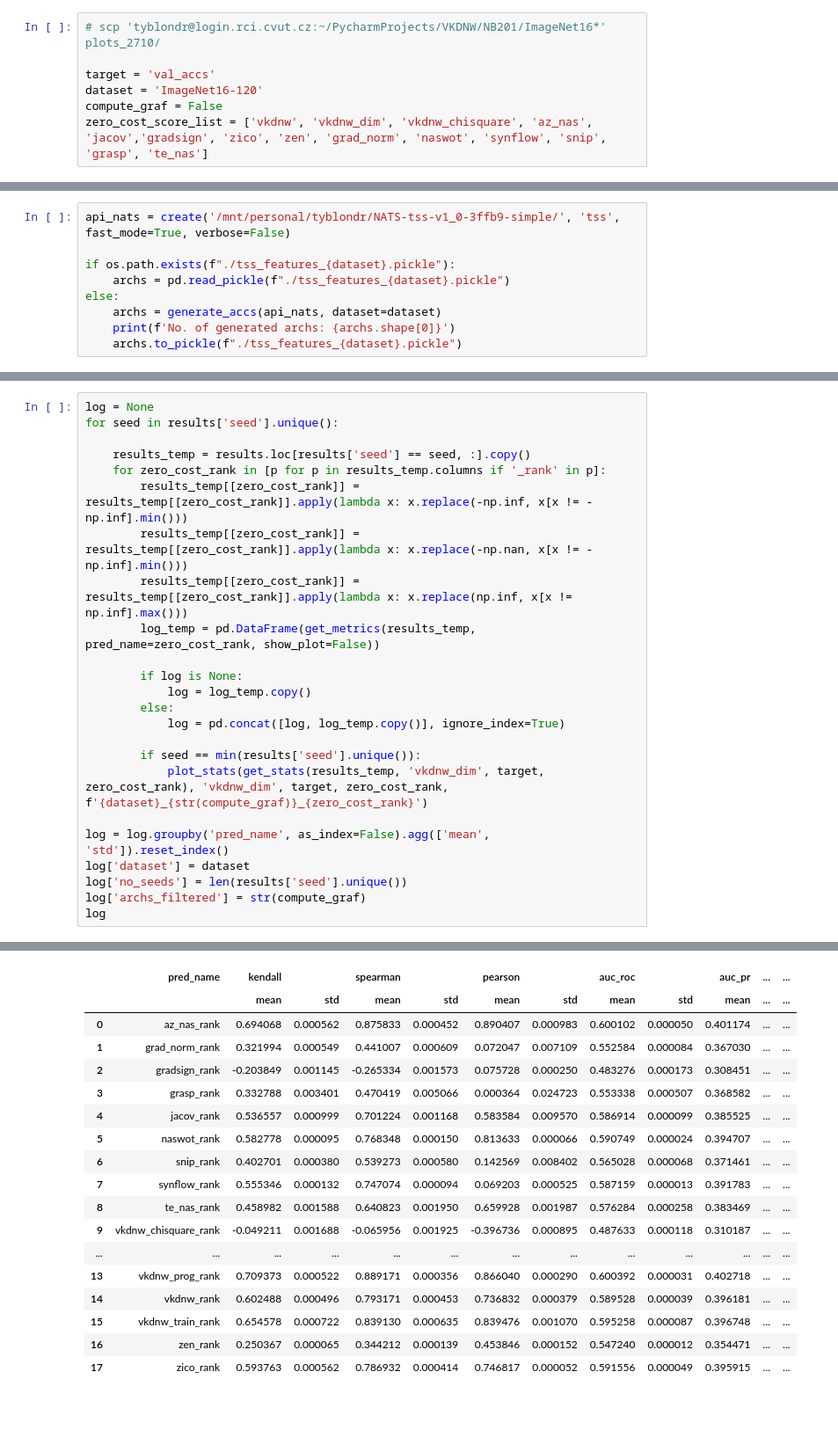
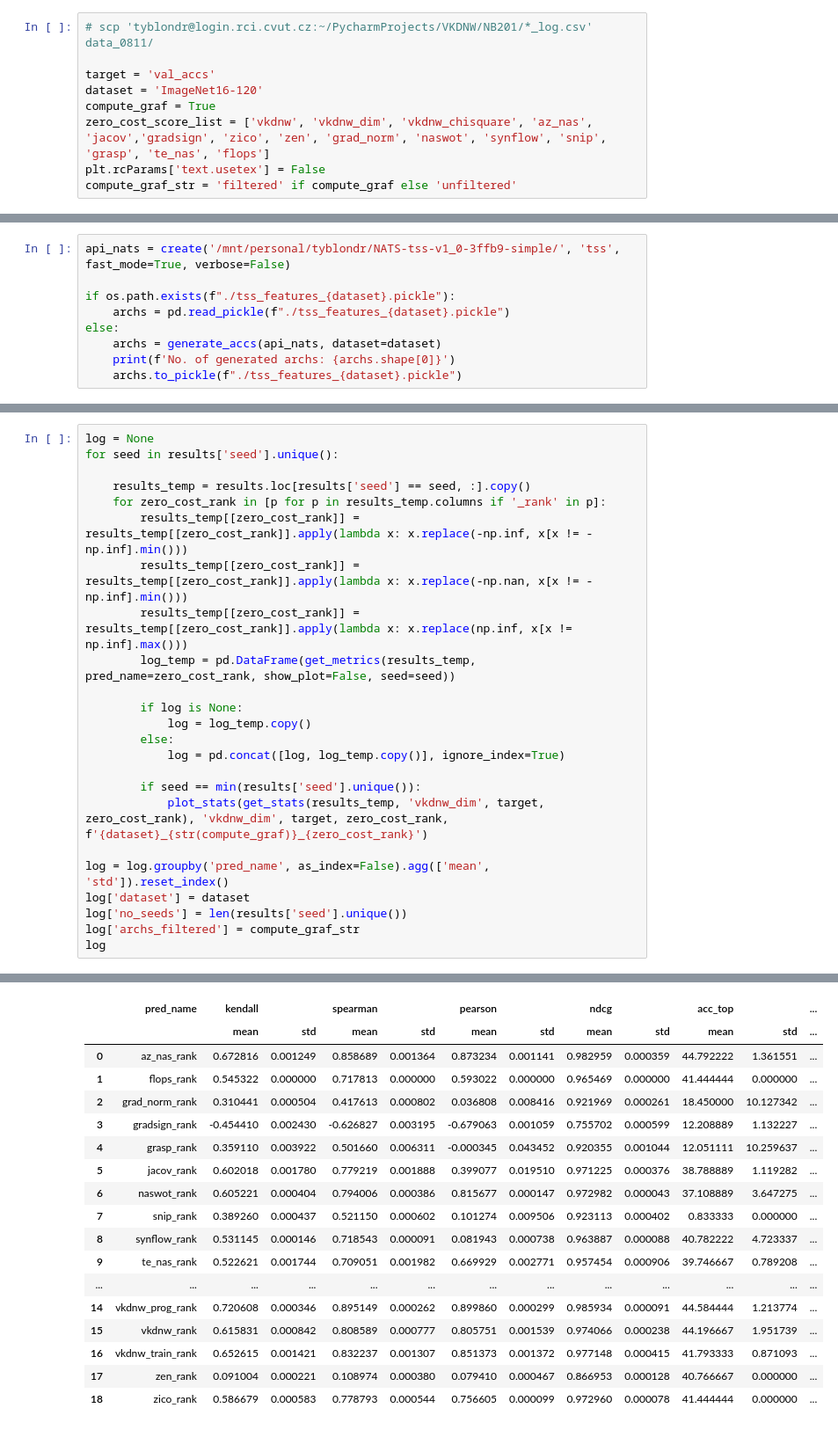
Before and after one commit to ondratybl/VKDNW, a Jupyter notebook: NB201/tss_analyze.ipynb, the cells around one changed output, grey strips where cells are left out. Shown at 88% size. Saved outputs shown, nothing was run; the diff lists cells and outputs as text.

Commit message:
params first

```diff
--- a/NB201/tss_analyze.ipynb
+++ b/NB201/tss_analyze.ipynb
@@ -39,12 +39,14 @@ from tss_utils import compute_vkdnw, plot_stats, get_stats, get_metrics, analyze
 # %% [markdown]
 # All
 # %%
-# scp 'tyblondr@login.rci.cvut.cz:~/PycharmProjects/VKDNW/NB201/ImageNet16*' plots_2710/
+# scp 'tyblondr@login.rci.cvut.cz:~/PycharmProjects/VKDNW/NB201/*_log.csv' data_0811/
 
 target = 'val_accs'
 dataset = 'ImageNet16-120'
-compute_graf = False
-zero_cost_score_list = ['vkdnw', 'vkdnw_dim', 'vkdnw_chisquare', 'az_nas', 'jacov','gradsign', 'zico', 'zen', 'grad_norm', 'naswot', 'synflow', 'snip', 'grasp', 'te_nas']
+compute_graf = True
+zero_cost_score_list = ['vkdnw', 'vkdnw_dim', 'vkdnw_chisquare', 'az_nas', 'jacov','gradsign', 'zico', 'zen', 'grad_norm', 'naswot', 'synflow', 'snip', 'grasp', 'te_nas', 'flops']
+plt.rcParams['text.usetex'] = False
+compute_graf_str = 'filtered' if compute_graf else 'unfiltered'
 # %%
 run_dict = {
     'cifar10': {
@@ -211,7 +228,7 @@ for seed in results['seed'].unique():
         results_temp[[zero_cost_rank]] = results_temp[[zero_cost_rank]].apply(lambda x: x.replace(-np.inf, x[x != -np.inf].min()))
         results_temp[[zero_cost_rank]] = results_temp[[zero_cost_rank]].apply(lambda x: x.replace(-np.nan, x[x != -np.inf].min()))
         results_temp[[zero_cost_rank]] = results_temp[[zero_cost_rank]].apply(lambda x: x.replace(np.inf, x[x != np.inf].max()))
-        log_temp = pd.DataFrame(get_metrics(results_temp, pred_name=zero_cost_rank, show_plot=False))
+        log_temp = pd.DataFrame(get_metrics(results_temp, pred_name=zero_cost_rank, show_plot=False, seed=seed))
 
         if log is None:
             log = log_temp.copy()
@@ -224,7 +241,7 @@ for seed in results['seed'].unique():
 log = log.groupby('pred_name', as_index=False).agg(['mean', 'std']).reset_index()
 log['dataset'] = dataset
 log['no_seeds'] = len(results['seed'].unique())
-log['archs_filtered'] = str(compute_graf)
+log['archs_filtered'] = compute_graf_str
 log
 # %% [output]
 The PostScript backend does not support transparency; partially transparent artists will be rendered opaque.
@@ -248,18 +266,18 @@ The PostScript backend does not support transparency; partially transparent arti
-|  | pred_name | kendall |  | spearman |  | pearson |  | auc_roc |  | auc_pr | ... | ... |
-|  |  | mean | std | mean | std | mean | std | mean | std | mean | ... | ... |
-| 0 | az_nas_rank | 0.694068 | 0.000562 | 0.875833 | 0.000452 | 0.890407 | 0.000983 | 0.600102 | 0.000050 | 0.401174 | ... | ... |
-| 1 | grad_norm_rank | 0.321994 | 0.000549 | 0.441007 | 0.000609 | 0.072047 | 0.007109 | 0.552584 | 0.000084 | 0.367030 | ... | ... |
-| 2 | gradsign_rank | -0.203849 | 0.001145 | -0.265334 | 0.001573 | 0.075728 | 0.000250 | 0.483276 | 0.000173 | 0.308451 | ... | ... |
-| 3 | grasp_rank | 0.332788 | 0.003401 | 0.470419 | 0.005066 | 0.000364 | 0.024723 | 0.553338 | 0.000507 | 0.368582 | ... | ... |
-| 4 | jacov_rank | 0.536557 | 0.000999 | 0.701224 | 0.001168 | 0.583584 | 0.009570 | 0.586914 | 0.000099 | 0.385525 | ... | ... |
-| 5 | naswot_rank | 0.582778 | 0.000095 | 0.768348 | 0.000150 | 0.813633 | 0.000066 | 0.590749 | 0.000024 | 0.394707 | ... | ... |
-| 6 | snip_rank | 0.402701 | 0.000380 | 0.539273 | 0.000580 | 0.142569 | 0.008402 | 0.565028 | 0.000068 | 0.371461 | ... | ... |
-| 7 | synflow_rank | 0.555346 | 0.000132 | 0.747074 | 0.000094 | 0.069203 | 0.000525 | 0.587159 | 0.000013 | 0.391783 | ... | ... |
-| 8 | te_nas_rank | 0.458982 | 0.001588 | 0.640823 | 0.001950 | 0.659928 | 0.001987 | 0.576284 | 0.000258 | 0.383469 | ... | ... |
-| 9 | vkdnw_chisquare_rank | -0.049211 | 0.001688 | -0.065956 | 0.001925 | -0.396736 | 0.000895 | 0.487633 | 0.000118 | 0.310187 | ... | ... |
+|  | pred_name | kendall |  | spearman |  | pearson |  | ndcg |  | acc_top |  | ... |
+|  |  | mean | std | mean | std | mean | std | mean | std | mean | std | ... |
+| 0 | az_nas_rank | 0.672816 | 0.001249 | 0.858689 | 0.001364 | 0.873234 | 0.001141 | 0.982959 | 0.000359 | 44.792222 | 1.361551 | ... |
+| 1 | flops_rank | 0.545322 | 0.000000 | 0.717813 | 0.000000 | 0.593022 | 0.000000 | 0.965469 | 0.000000 | 41.444444 | 0.000000 | ... |
+| 2 | grad_norm_rank | 0.310441 | 0.000504 | 0.417613 | 0.000802 | 0.036808 | 0.008416 | 0.921969 | 0.000261 | 18.450000 | 10.127342 | ... |
+| 3 | gradsign_rank | -0.454410 | 0.002430 | -0.626827 | 0.003195 | -0.679063 | 0.001059 | 0.755702 | 0.000599 | 12.208889 | 1.132227 | ... |
+| 4 | grasp_rank | 0.359110 | 0.003922 | 0.501660 | 0.006311 | -0.000345 | 0.043452 | 0.920355 | 0.001044 | 12.051111 | 10.259637 | ... |
+| 5 | jacov_rank | 0.602018 | 0.001780 | 0.779219 | 0.001888 | 0.399077 | 0.019510 | 0.971225 | 0.000376 | 38.788889 | 1.119282 | ... |
+| 6 | naswot_rank | 0.605221 | 0.000404 | 0.794006 | 0.000386 | 0.815677 | 0.000147 | 0.972982 | 0.000043 | 37.108889 | 3.647275 | ... |
+| 7 | snip_rank | 0.389260 | 0.000437 | 0.521150 | 0.000602 | 0.101274 | 0.009506 | 0.923113 | 0.000402 | 0.833333 | 0.000000 | ... |
+| 8 | synflow_rank | 0.531145 | 0.000146 | 0.718543 | 0.000091 | 0.081943 | 0.000738 | 0.963887 | 0.000088 | 40.782222 | 4.723337 | ... |
+| 9 | te_nas_rank | 0.522621 | 0.001744 | 0.709051 | 0.001982 | 0.669929 | 0.002771 | 0.957454 | 0.000906 | 39.746667 | 0.789208 | ... |
 | ... | ... | ... | ... | ... | ... | ... | ... | ... | ... | ... | ... | ... |
-| 13 | vkdnw_prog_rank | 0.709373 | 0.000522 | 0.889171 | 0.000356 | 0.866040 | 0.000290 | 0.600392 | 0.000031 | 0.402718 | ... | ... |
-| 14 | vkdnw_rank | 0.602488 | 0.000496 | 0.793171 | 0.000453 | 0.736832 | 0.000379 | 0.589528 | 0.000039 | 0.396181 | ... | ... |
-| 15 | vkdnw_train_rank | 0.654578 | 0.000722 | 0.839130 | 0.000635 | 0.839476 | 0.001070 | 0.595258 | 0.000087 | 0.396748 | ... | ... |
-| 16 | zen_rank | 0.250367 | 0.000065 | 0.344212 | 0.000139 | 0.453846 | 0.000152 | 0.547240 | 0.000012 | 0.354471 | ... | ... |
-| 17 | zico_rank | 0.593763 | 0.000562 | 0.786932 | 0.000414 | 0.746817 | 0.000052 | 0.591556 | 0.000049 | 0.395915 | ... | ... |
+| 14 | vkdnw_prog_rank | 0.720608 | 0.000346 | 0.895149 | 0.000262 | 0.899860 | 0.000299 | 0.985934 | 0.000091 | 44.584444 | 1.213774 | ... |
+| 15 | vkdnw_rank | 0.615831 | 0.000842 | 0.808589 | 0.000777 | 0.805751 | 0.001539 | 0.974066 | 0.000238 | 44.196667 | 1.951739 | ... |
+| 16 | vkdnw_train_rank | 0.652615 | 0.001421 | 0.832237 | 0.001307 | 0.851373 | 0.001372 | 0.977148 | 0.000415 | 41.793333 | 0.871093 | ... |
+| 17 | zen_rank | 0.091004 | 0.000221 | 0.108974 | 0.000380 | 0.079410 | 0.000467 | 0.866953 | 0.000128 | 40.766667 | 0.000000 | ... |
+| 18 | zico_rank | 0.586679 | 0.000583 | 0.778793 | 0.000544 | 0.756605 | 0.000099 | 0.972960 | 0.000078 | 41.444444 | 0.000000 | ... |
```
Also changed, not shown: parts of 29 cells of this notebook, 4 other files.
